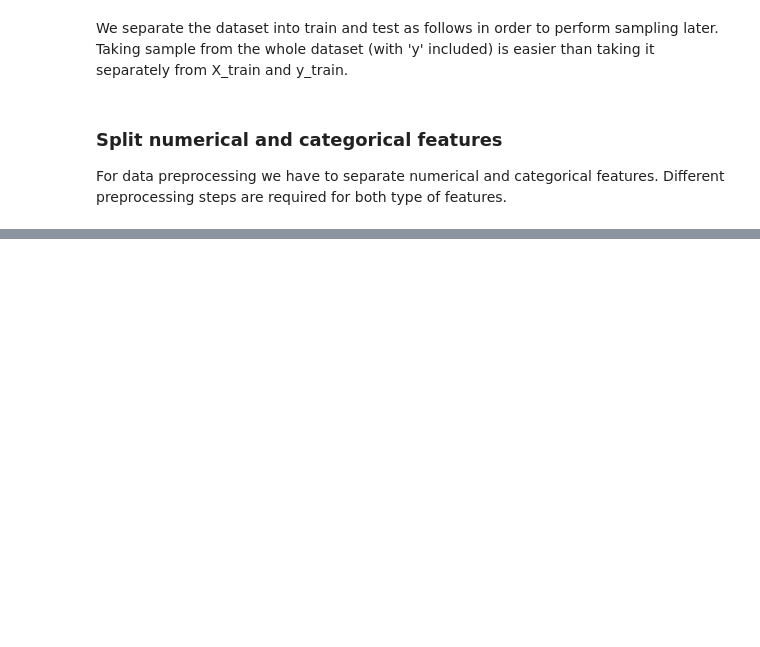
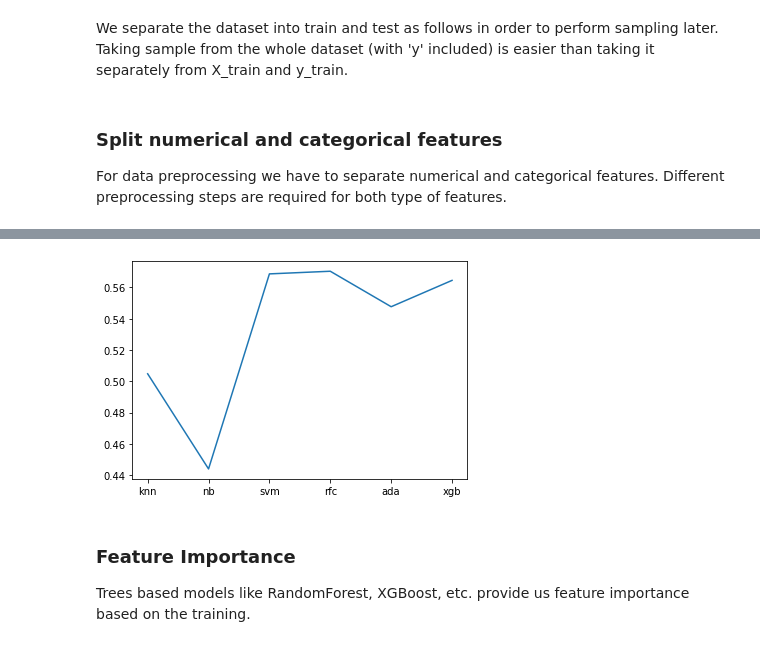
Before and after one commit to wanaguirre/Customer-Segmentation-in-Banking, a Jupyter notebook: Notebooks/Customer_segmentation.ipynb, the cells around one changed output, grey strips where cells are left out. Cells and saved outputs as stored; diff of their text form; code cells hidden in the pictures; blank space fills up the shorter version.

```diff
--- a/Notebooks/Customer_segmentation.ipynb
+++ b/Notebooks/Customer_segmentation.ipynb
@@ -136,0 +751,8 @@ categorical_features, numerical_features
+# %%
+plt.plot(models,scores);
+# %% [output]
+[figure, added]
+# %% [markdown]
+### Feature Importance
+
+Trees based models like RandomForest, XGBoost, etc.  provide us feature importance based on the training.
```
Also changed, not shown: parts of 93 cells of this notebook, 2 other files.
